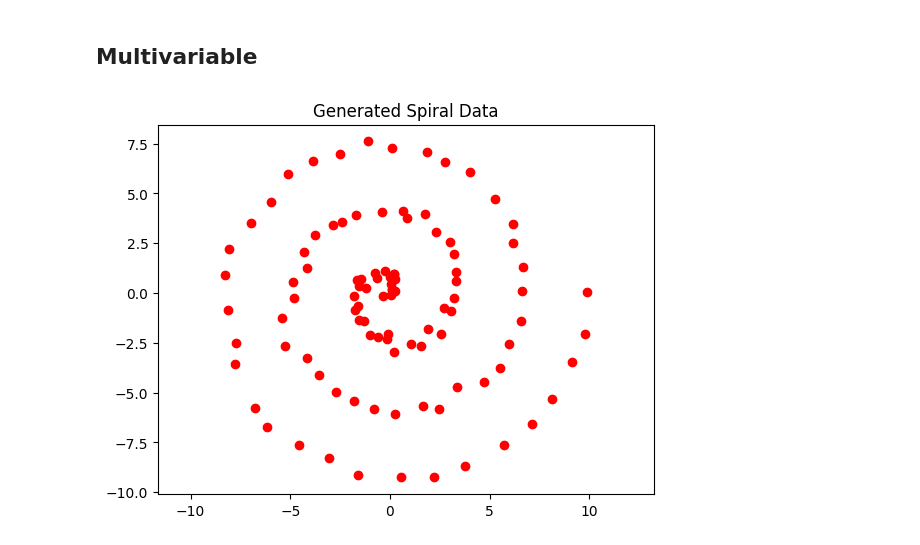
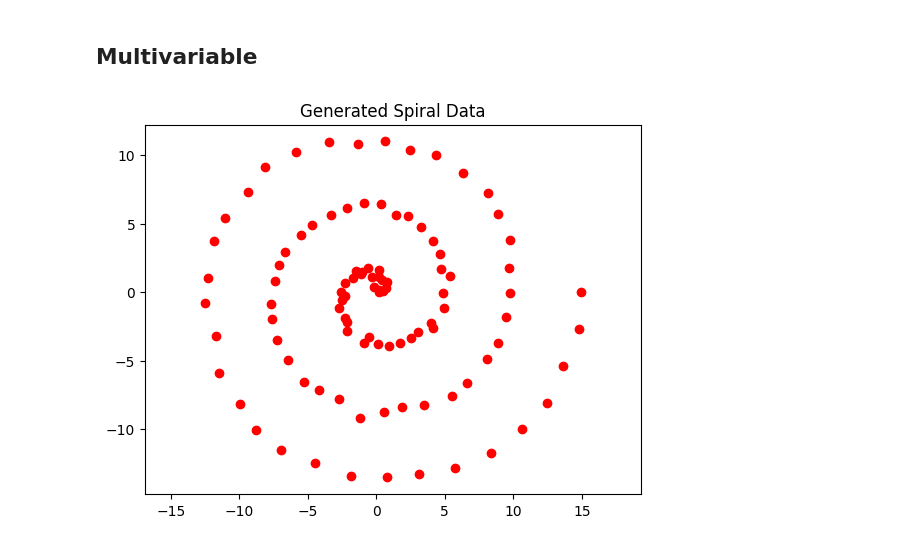
Before and after one commit to kh-ryu/cvx_project, a Jupyter notebook: denosing_score_matching.ipynb, the cells around one changed output. Saved outputs shown, nothing was run; the diff lists cells and outputs as text; code cells hidden in the pictures.

```diff
--- a/denosing_score_matching.ipynb
+++ b/denosing_score_matching.ipynb
@@ -9,32 +9,32 @@ import itertools
 # %%
 # Parameters for the spiral
 num_points = 100  # Number of points
 num_turns = 3     # Number of spiral turns
 noise = 0.2       # Noise level
 
 # Generate the angles for the spiral
 theta = np.linspace(0, num_turns * 2 * np.pi, num_points)
 
 # Generate the radii (distance from origin)
-r = np.linspace(0, 10, num_points)
+r = np.linspace(0, 15, num_points)
 
 # Convert polar coordinates (r, theta) to Cartesian coordinates (x, y)
 x = r * np.cos(theta)
 y = r * np.sin(theta)
 
 # Add noise to the data
 x += np.random.normal(0, noise, num_points)
 y += np.random.normal(0, noise, num_points)
 
 x_0 = np.vstack((x, y)).T
 
 # Plot the spiral
 plt.scatter(x, y, color='red')
 plt.axis('equal')
 plt.title('Generated Spiral Data')
 plt.show()
 # %% [output]
-[figure, old version]
+[figure, new version]
 # %%
 # Add noise to the data
 noise_level = [0.5, 0.1, 0.05, 0.03, 0.01]
```
Also changed, not shown: parts of 6 cells of this notebook.
